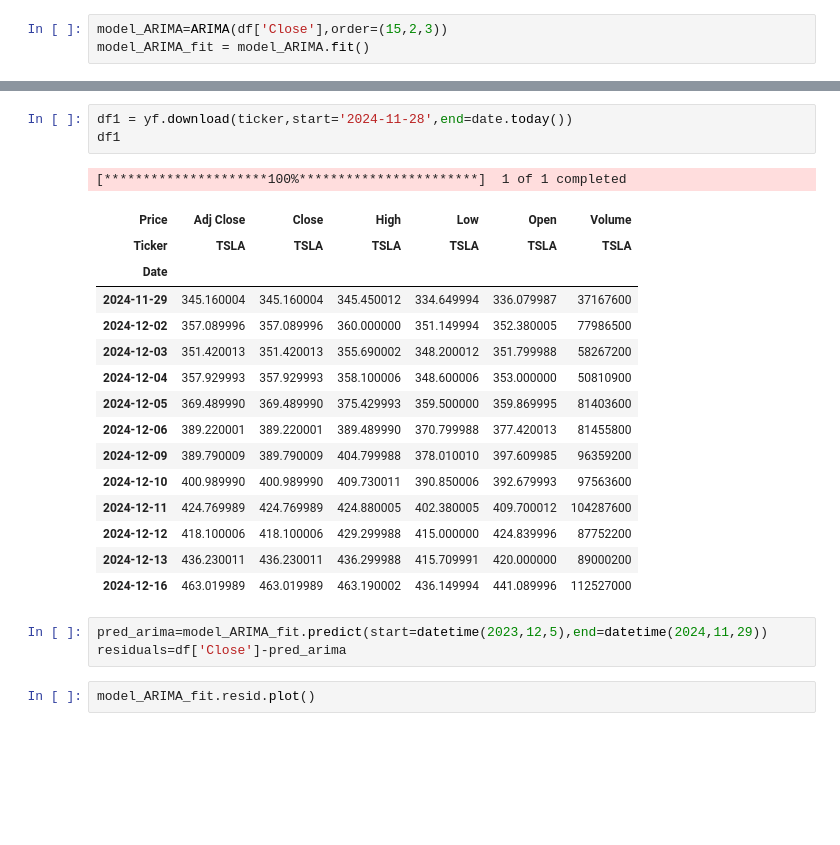
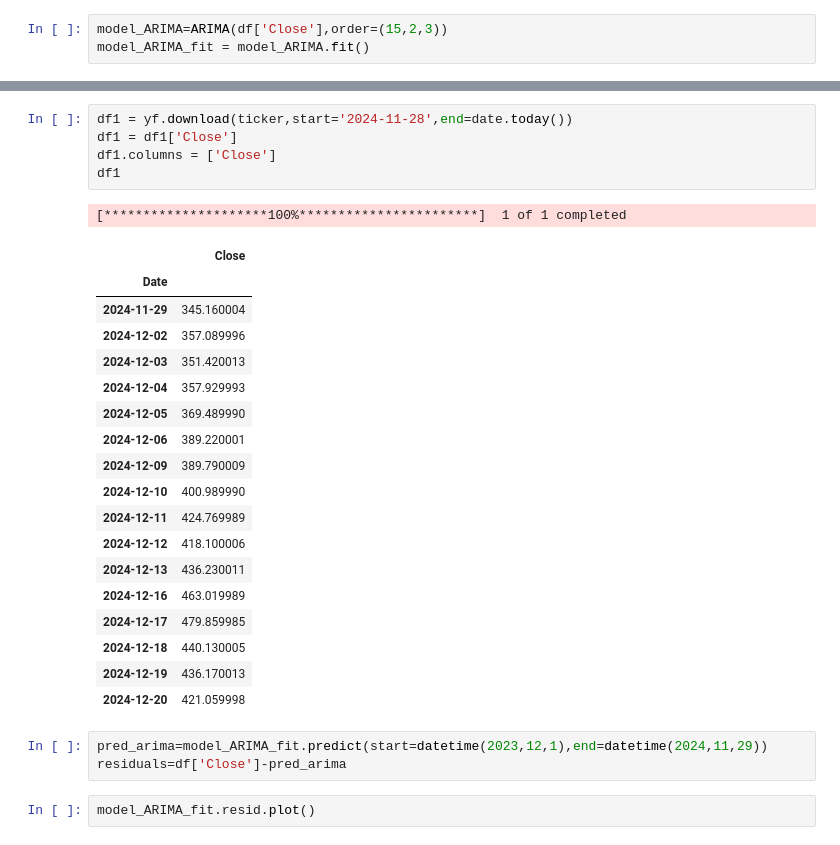
Before and after one commit to Prerana-walvekar/Python, a Jupyter notebook: TSLA ARIMA.ipynb, the cells around one changed output, grey strips where cells are left out. Drawn from its saved outputs; the diff is of its cells as text; blank space fills up the shorter version.

```diff
--- a/TSLA ARIMA.ipynb
+++ b/TSLA ARIMA.ipynb
@@ -284,26 +284,31 @@ Warnings:
 [1] Covariance matrix calculated using the outer product of gradients (complex-step).
 # %%
 df1 = yf.download(ticker,start='2024-11-28',end=date.today())
+df1 = df1['Close']
+df1.columns = ['Close']
 df1
 # %% [output]
 [*********************100%***********************]  1 of 1 completed
-| Price | Adj Close | Close | High | Low | Open | Volume |
-| Ticker | TSLA | TSLA | TSLA | TSLA | TSLA | TSLA |
-| Date |  |  |  |  |  |  |
-| 2024-11-29 | 345.160004 | 345.160004 | 345.450012 | 334.649994 | 336.079987 | 37167600 |
-| 2024-12-02 | 357.089996 | 357.089996 | 360.000000 | 351.149994 | 352.380005 | 77986500 |
-| 2024-12-03 | 351.420013 | 351.420013 | 355.690002 | 348.200012 | 351.799988 | 58267200 |
-| 2024-12-04 | 357.929993 | 357.929993 | 358.100006 | 348.600006 | 353.000000 | 50810900 |
-| 2024-12-05 | 369.489990 | 369.489990 | 375.429993 | 359.500000 | 359.869995 | 81403600 |
-| 2024-12-06 | 389.220001 | 389.220001 | 389.489990 | 370.799988 | 377.420013 | 81455800 |
-| 2024-12-09 | 389.790009 | 389.790009 | 404.799988 | 378.010010 | 397.609985 | 96359200 |
-| 2024-12-10 | 400.989990 | 400.989990 | 409.730011 | 390.850006 | 392.679993 | 97563600 |
-| 2024-12-11 | 424.769989 | 424.769989 | 424.880005 | 402.380005 | 409.700012 | 104287600 |
-| 2024-12-12 | 418.100006 | 418.100006 | 429.299988 | 415.000000 | 424.839996 | 87752200 |
-| 2024-12-13 | 436.230011 | 436.230011 | 436.299988 | 415.709991 | 420.000000 | 89000200 |
-| 2024-12-16 | 463.019989 | 463.019989 | 463.190002 | 436.149994 | 441.089996 | 112527000 |
+|  | Close |
+| Date |  |
+| 2024-11-29 | 345.160004 |
+| 2024-12-02 | 357.089996 |
+| 2024-12-03 | 351.420013 |
+| 2024-12-04 | 357.929993 |
+| 2024-12-05 | 369.489990 |
+| 2024-12-06 | 389.220001 |
+| 2024-12-09 | 389.790009 |
+| 2024-12-10 | 400.989990 |
+| 2024-12-11 | 424.769989 |
+| 2024-12-12 | 418.100006 |
+| 2024-12-13 | 436.230011 |
+| 2024-12-16 | 463.019989 |
+| 2024-12-17 | 479.859985 |
+| 2024-12-18 | 440.130005 |
+| 2024-12-19 | 436.170013 |
+| 2024-12-20 | 421.059998 |
 # %%
-pred_arima=model_ARIMA_fit.predict(start=datetime(2023,12,5),end=datetime(2024,11,29))
+pred_arima=model_ARIMA_fit.predict(start=datetime(2023,12,1),end=datetime(2024,11,29))
 residuals=df['Close']-pred_arima
 # %%
 model_ARIMA_fit.resid.plot()
```
Also changed, not shown: parts of 21 cells of this notebook.
